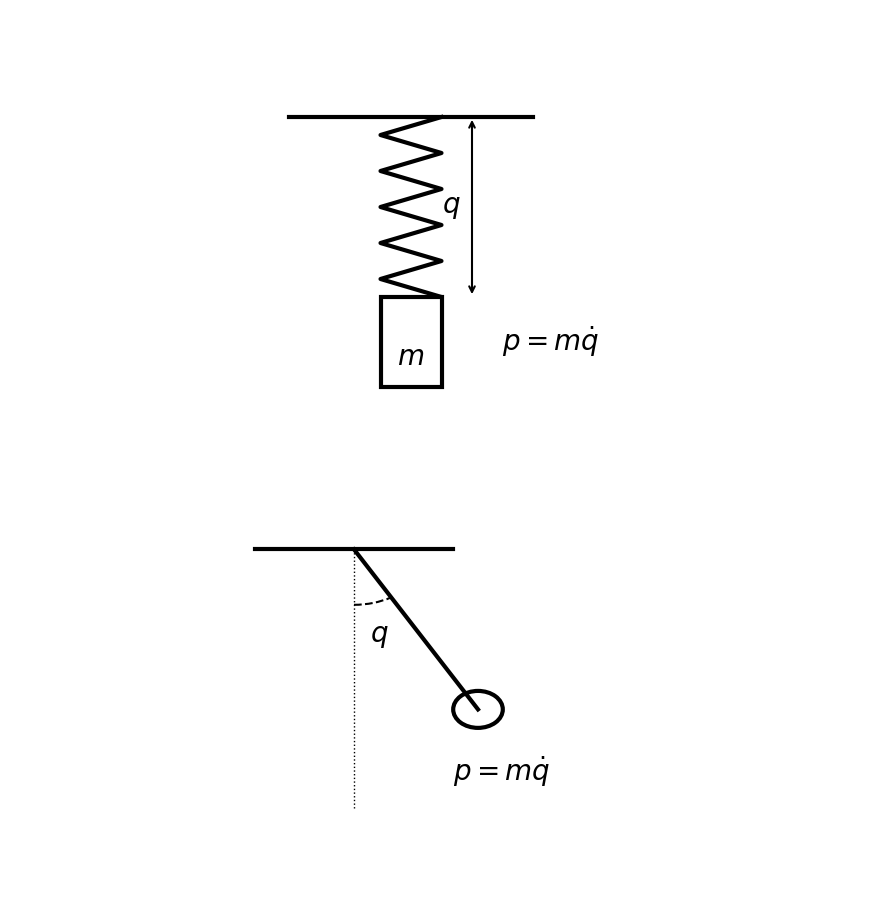
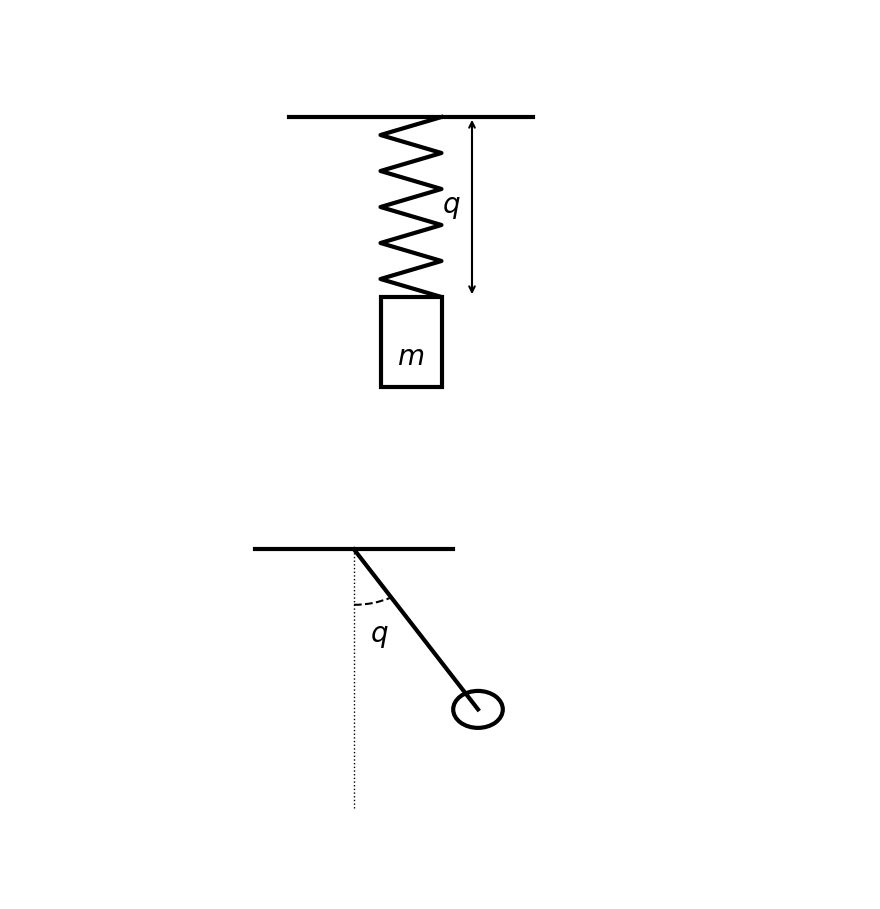
Before and after one commit to ZongyuWu97/hamiltonian-nn, a Jupyter notebook: analyze-together.ipynb, the cells around one changed output. Saved outputs shown, nothing was run; the diff lists cells and outputs as text; code cells hidden in the pictures.

```diff
--- a/analyze-together.ipynb
+++ b/analyze-together.ipynb
@@ -30,7 +30,7 @@ ax.add_patch(mass)
 # Add labels
 ax.text(0.5, 0.25, '$m$', fontsize=20, ha='center')
 ax.text(0.55, 0.6, '$q$', fontsize=20, va='center')
-ax.text(0.65, 0.3, '$p = m\dot{q}$', fontsize=20, va='center')
+# ax.text(0.65, 0.3, '$p = m\dot{q}$', fontsize=20, va='center')
 
 # Add the arrow
 ax.annotate('', xy=(0.6, 0.8), xytext=(0.6, 0.4),
@@ -47,7 +47,7 @@ plt.tight_layout()
 plt.show()
 fig.savefig('mass_spring.png')
 # %% [output]
-[figure, old version]
+[figure, new version]
 # %%
 import matplotlib.pyplot as plt
 import matplotlib.patches as patches
@@ -71,32 +71,32 @@ x_end = 0.5 + string_length * np.sin(np.radians(angle))
 y_end = 0.9 - string_length * np.cos(np.radians(angle))
 
 # Draw the string
 ax.plot([0.5, x_end], [0.9, y_end], color='black', linewidth=3)
 
 # Draw the bob of the pendulum
 bob = patches.Circle((x_end, y_end), 0.05, edgecolor='black', facecolor='none', linewidth=3)
 ax.add_patch(bob)
 
 # Draw the angle arc
 arc = patches.Arc((0.5, 0.9), 0.3, 0.3, angle=0, theta1=270, theta2=270+angle, linewidth=1.5, linestyle='dashed')
 ax.add_patch(arc)
 
 # Add labels
 ax.text(0.55, 0.65, '$q$', fontsize=20, ha='center')
-ax.text(0.7, 0.3, '$p = m\\dot{q}$', fontsize=20, va='center')
+# ax.text(0.7, 0.3, '$p = m\\dot{q}$', fontsize=20, va='center')
 
 # Draw an arrow for the angle θ
 ax.annotate('', xy=(0.5 + 0.15 * np.cos(np.radians(270+angle/2)), 0.9 - 0.15 * np.sin(np.radians(270+angle/2))),
             xytext=(0.5, 0.9),
             arrowprops=dict(arrowstyle='<-', linewidth=1.5))
 
 # Set limits and hide axes
 ax.set_xlim(0, 1)
 ax.set_ylim(0, 1)
 ax.axis('off')
 
 # Show plot
 plt.show()
 fig.savefig('ideal_pendulum.png')
 # %% [output]
-[figure, old version]
+[figure, new version]
```
Also changed, not shown: 5 other files.
